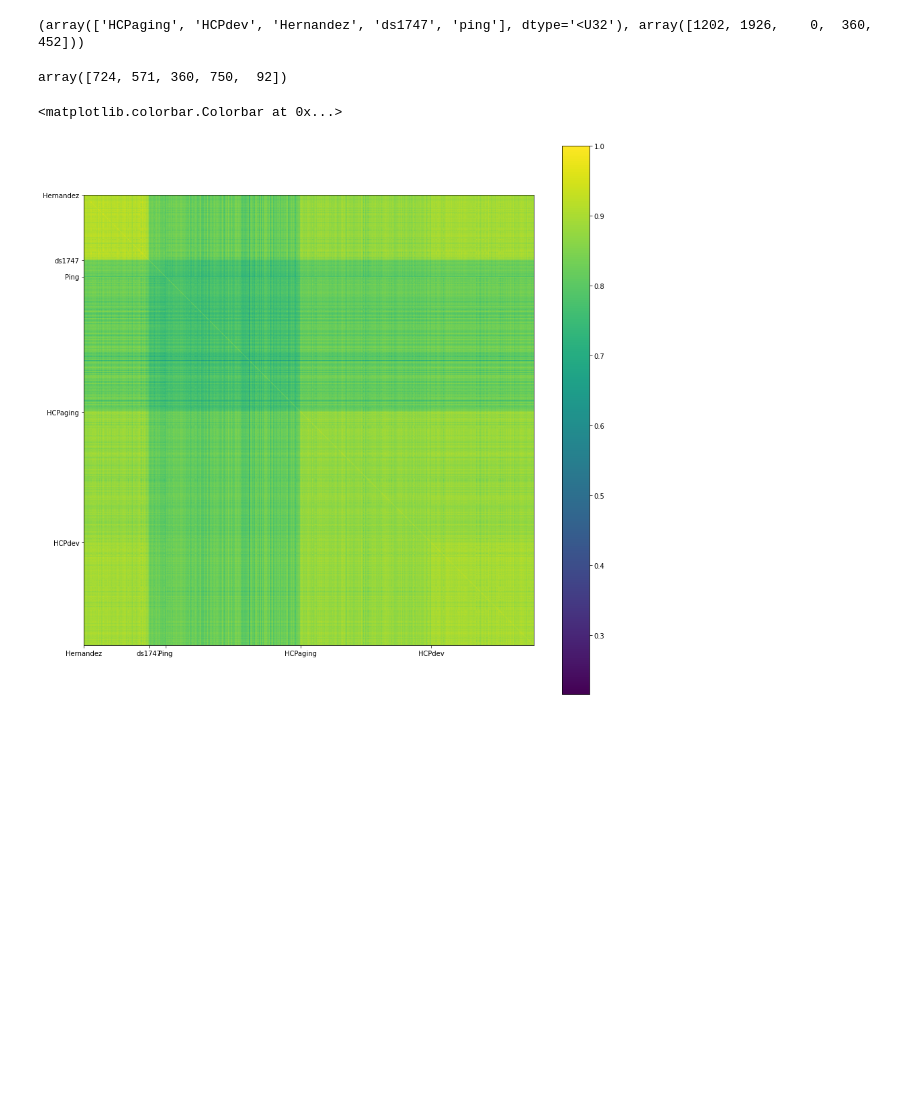
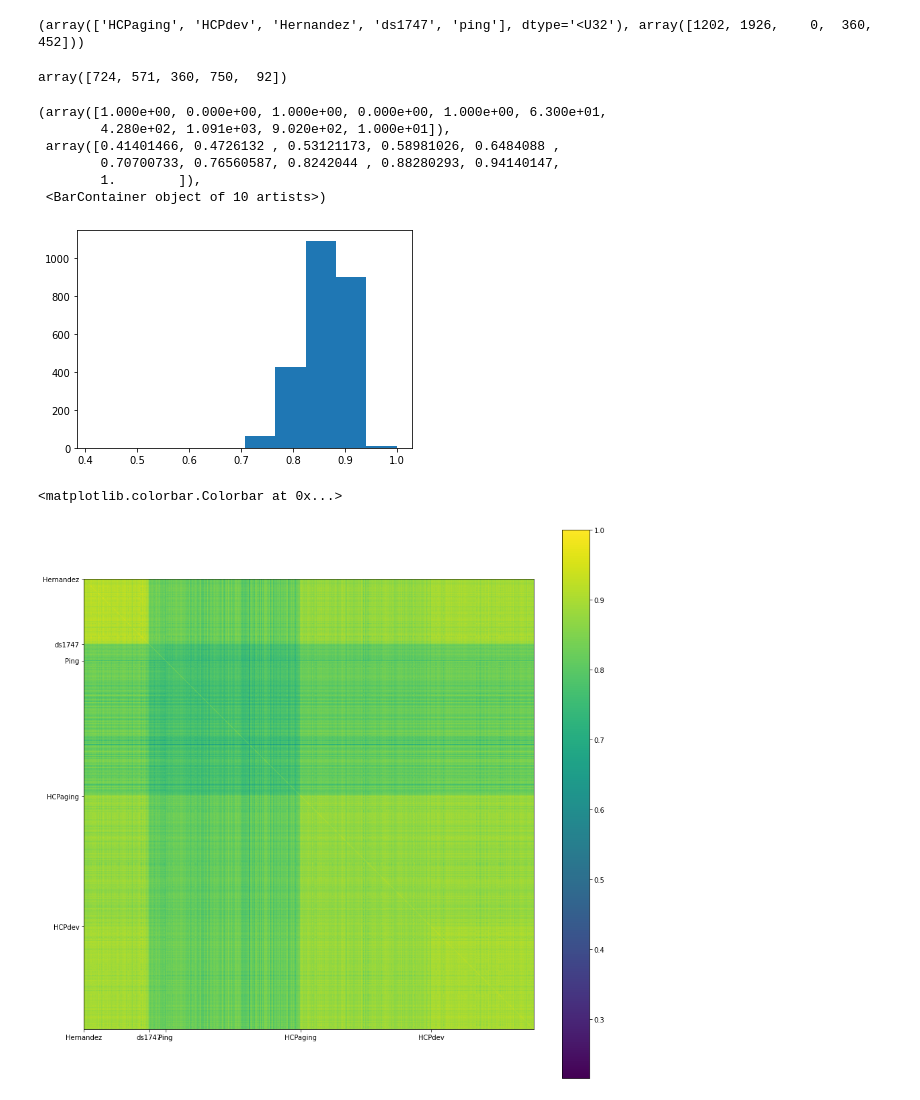
Before and after one commit to Weiiirrr/project_bilingualism_CVAE, a Jupyter notebook: script/array_create/4_Brain_check.ipynb, the cells around one changed output. Saved outputs shown, nothing was run; the diff lists cells and outputs as text; code cells hidden in the pictures; blank space fills up the shorter version.

Commit message:
figures for alignment check

```diff
--- a/script/array_create/4_Brain_check.ipynb
+++ b/script/array_create/4_Brain_check.ipynb
@@ -57,6 +57,15 @@ np.bincount(codes.astype(int))
 array([724, 571, 360, 750,  92])
 # %%
 brain_cmat = np.corrcoef(Brain_data.reshape(Brain_data.shape[0],-1))
+plt.hist(brain_cmat[0,:])
+# %% [output]
+(array([1.000e+00, 0.000e+00, 1.000e+00, 0.000e+00, 1.000e+00, 6.300e+01,
+        4.280e+02, 1.091e+03, 9.020e+02, 1.000e+01]),
+ array([0.41401466, 0.4726132 , 0.53121173, 0.58981026, 0.6484088 ,
+        0.70700733, 0.76560587, 0.8242044 , 0.88280293, 0.94140147,
+        1.        ]),
+ <BarContainer object of 10 artists>)
+[figure, added]
 # %%
 ticks = np.unique(Brain_ds, return_index=True)[1]
 labels = np.unique(Brain_ds, return_index=True)[0]
```
Also changed, not shown: 1 other file.
